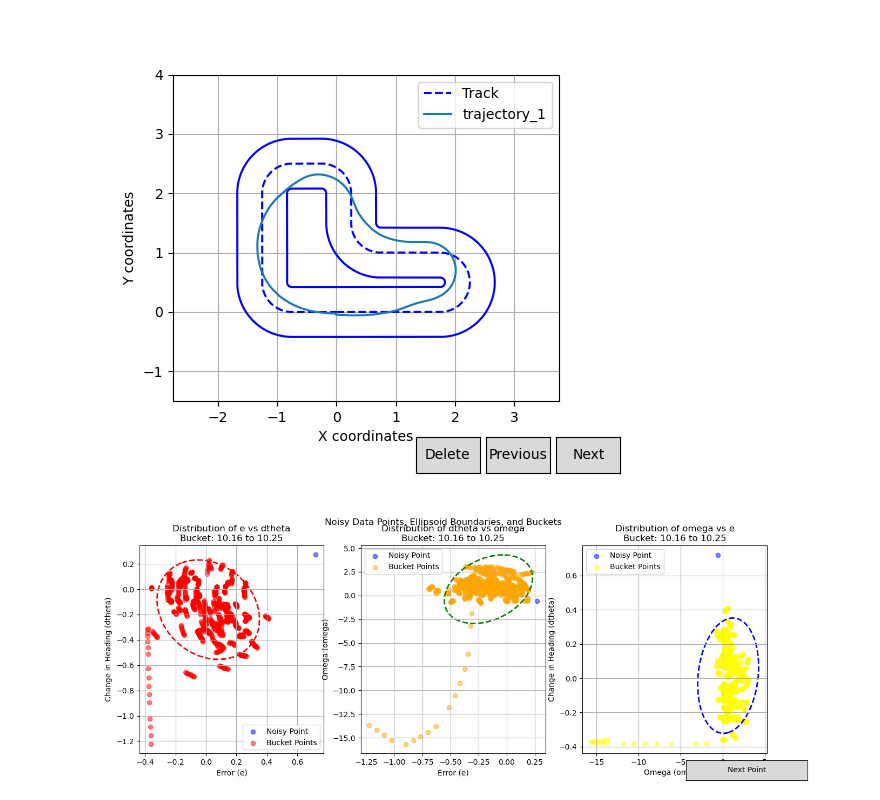
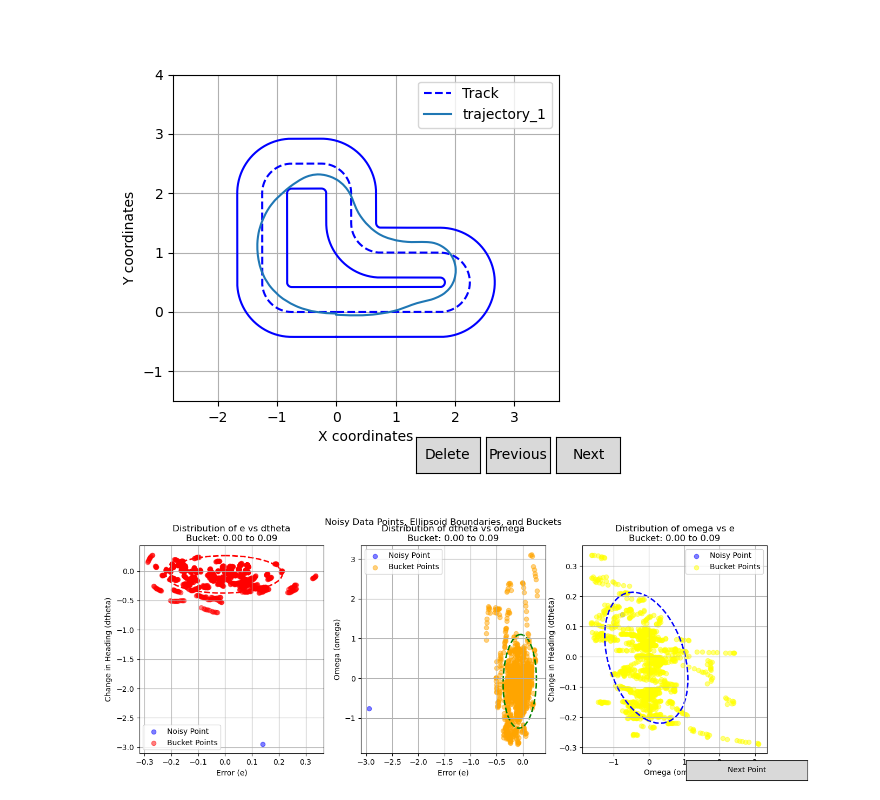
Before and after one commit to freddiefreeloader1/Imitation-Learning-for-Driving-Control, a Jupyter notebook: data_augmetation.ipynb, the cells around one changed output. Drawn from its saved outputs; the diff is of its cells as text; code cells hidden in the pictures.

Commit message:
data points added to int. ellipse plot, new model trained

```diff
--- a/data_augmetation.ipynb
+++ b/data_augmetation.ipynb
@@ -613,7 +644,7 @@ for traj_key, trajectory in filtered_data_copy.items():
         v = np.sqrt(trajectory['vx'][i] ** 2 + trajectory['vy'][i] ** 2)
         omega = trajectory['omega'][i]
 
-        noisy_x, noisy_y, noisy_heading_angle, noisy_omega = add_noise(x, y, heading_angle, omega, pos_std=0.7, theta_std=2.0, omega_std=1.5)
+        noisy_x, noisy_y, noisy_heading_angle, noisy_omega = add_noise(x, y, heading_angle, omega, pos_std=0.25, theta_std=1.0, omega_std=0.75)
 
         noisy_heading_angle = wrap_to_pi(noisy_heading_angle)
 
@@ -855,35 +886,35 @@ class InteractivePointPlot:
         self.axs[2].scatter(bucket_omega, bucket_e, color='yellow', alpha=0.5, label="Bucket Points")
         self.axs[2].add_patch(ellipse_oe)
         self.axs[2].set_title(f'Distribution of omega vs e\nBucket: {bucket_start:.2f} to {bucket_end:.2f}')
         self.axs[2].legend()
 
         # Redraw the plot
         self.fig.canvas.draw()
 
     def next_point(self, event):
         # Increment the point index for the current trajectory
         self.current_point_idx += 1
 
         # If we are at the last point of the current trajectory, move to the next trajectory
         if self.current_point_idx >= len(self.added_data[self.traj_keys[self.current_trajectory_idx]]['e']):
             self.current_point_idx = 0  # Reset to the first point of the current trajectory
             self.current_trajectory_idx += 1  # Move to the next trajectory
 
         # If we are at the last trajectory, loop back to the first trajectory
         if self.current_trajectory_idx >= len(self.traj_keys):
             self.current_trajectory_idx = 0
 
         # Plot the next point
         self.plot_next_point()
 
 # Create the interactive plot instance
 interactive_point_plot = InteractivePointPlot(
-    filtered_data, added_data, bucket_edges, bucket_centers, mean_e_per_bucket, mean_dtheta_per_bucket, std_e_per_bucket, std_dtheta_per_bucket,
+    data, added_data, bucket_edges, bucket_centers, mean_e_per_bucket, mean_dtheta_per_bucket, std_e_per_bucket, std_dtheta_per_bucket,
     mean_omega_per_bucket, std_omega_per_bucket, e_sorted, dtheta_sorted, s_sorted, omega_sorted
 )
 plt.show()
 # %% [output]
-[figure, old version]
+[figure, new version]
 # %%
 
 
```
Also changed, not shown: parts of 4 cells of this notebook, 16 other files.
